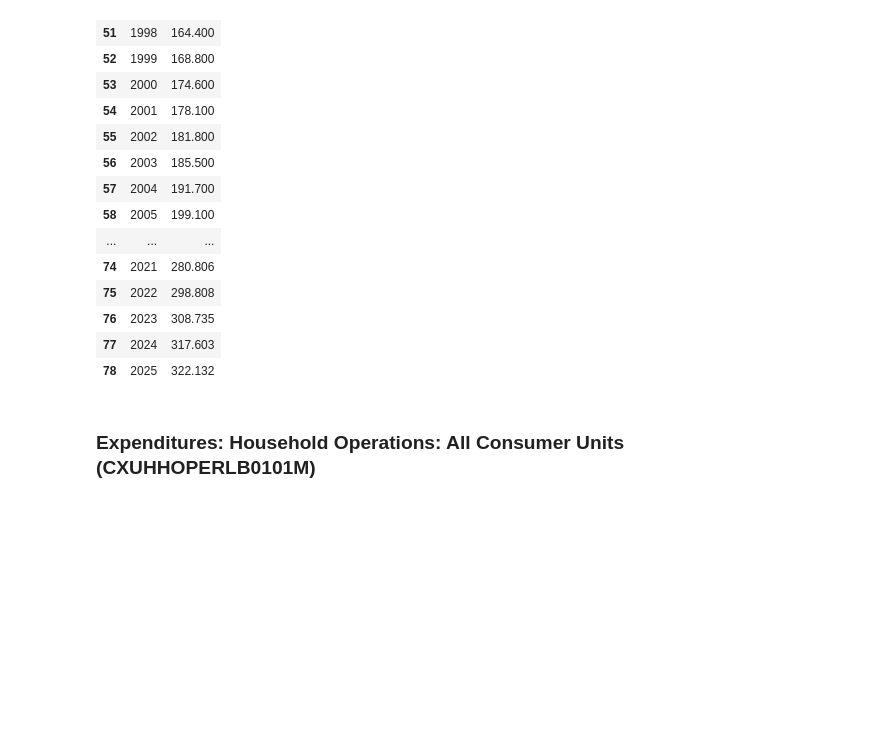
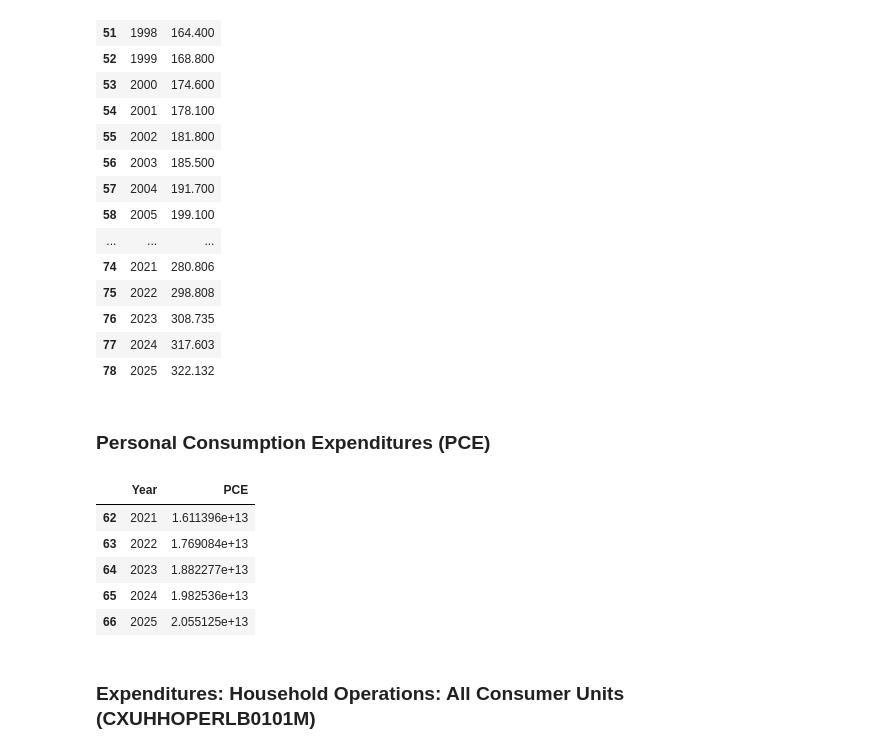
Before and after one commit to wallscreet/gov-data, a Jupyter notebook: notebook.ipynb, the cells around one changed output. Drawn from its saved outputs; the diff is of its cells as text; code cells hidden in the pictures; blank space fills up the shorter version.

```diff
--- a/notebook.ipynb
+++ b/notebook.ipynb
@@ -190,6 +198,29 @@ cpi_df.tail(30)
 | 76 | 2023 | 308.735 |
 | 77 | 2024 | 317.603 |
 | 78 | 2025 | 322.132 |
+# %% [markdown]
+### Personal Consumption Expenditures (PCE)
+# %%
+pce = fred.get_series('PCE')
+pce_df = pce.to_frame().reset_index()
+pce_df.columns = ['Date', 'PCE']
+pce_df['Date'] = pd.to_datetime(pce_df['Date'])
+pce_df.set_index('Date', inplace=True)
+pce_df = round(pce_df.resample('YE').mean(), 2)
+pce_df.index = pce_df.index.year
+pce_df.reset_index(inplace=True)
+pce_df.columns = ['Year', 'PCE']
+pce_df['PCE'] = pce_df['PCE'] * 1000000000
+
+
+pce_df.tail()
+# %% [output]
+|  | Year | PCE |
+| 62 | 2021 | 1.611396e+13 |
+| 63 | 2022 | 1.769084e+13 |
+| 64 | 2023 | 1.882277e+13 |
+| 65 | 2024 | 1.982536e+13 |
+| 66 | 2025 | 2.055125e+13 |
 # %% [markdown]
 ### Expenditures: Household Operations: All Consumer Units (CXUHHOPERLB0101M)
 # %%
```
Also changed, not shown: parts of 20 cells of this notebook.
